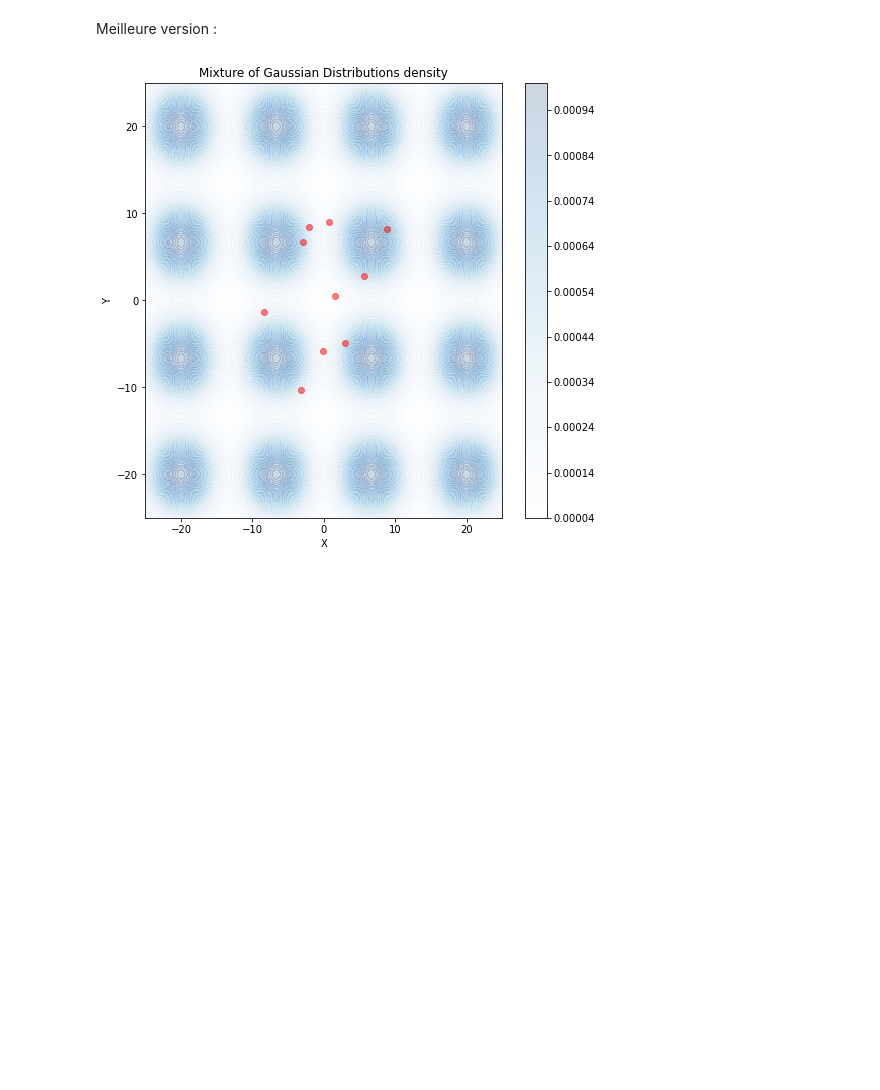
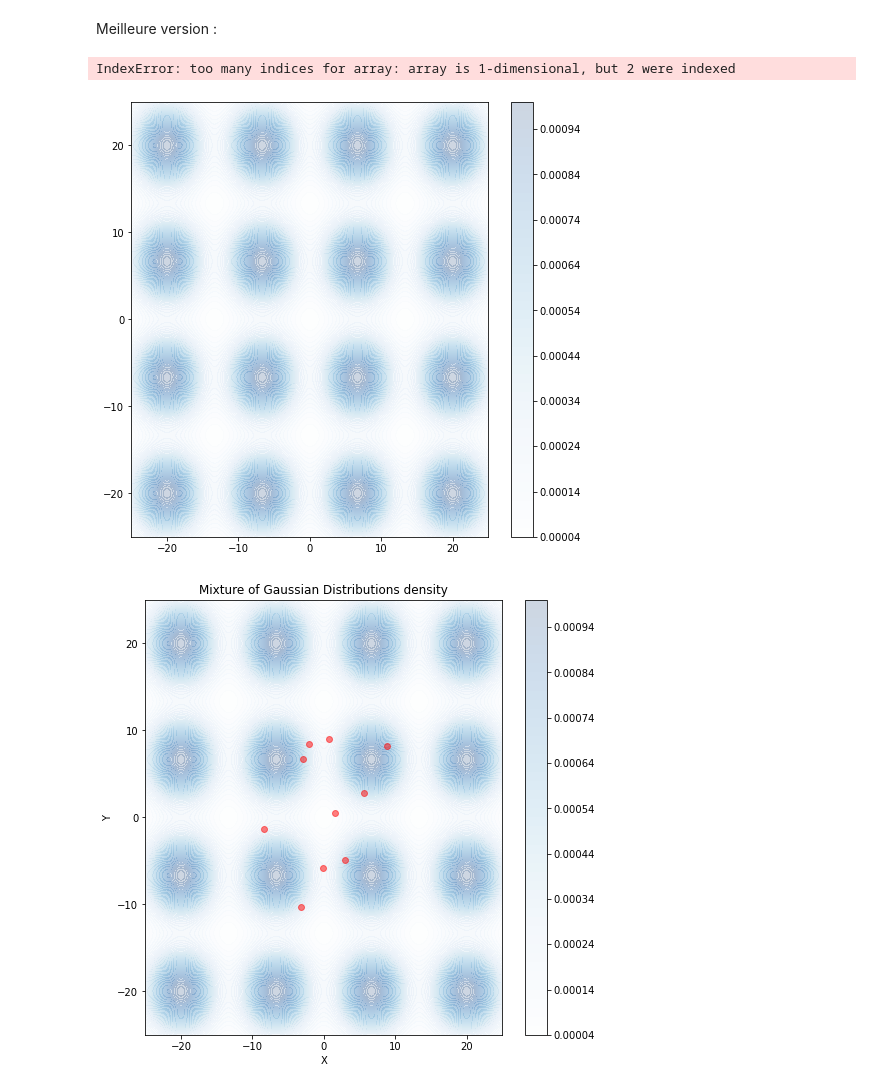
Before and after one commit to PyTomSss/Research_Project-Imperial_College, a Jupyter notebook: Dilation_path_experiment.ipynb, the cells around one changed output. Cells and saved outputs as stored; diff of their text form; code cells hidden in the pictures; blank space fills up the shorter version.

```diff
--- a/Dilation_path_experiment.ipynb
+++ b/Dilation_path_experiment.ipynb
@@ -215,6 +215,7 @@ def grad_multimodal(x, weights, centers, covariances, manual = 1):
     if manual == 1:
 
         gradient = np.zeros(x.shape)
+
         for i in range(n_components):
             center = centers[i]
             covariance = covariances[i]
@@ -223,17 +224,22 @@ def grad_multimodal(x, weights, centers, covariances, manual = 1):
             rv = multivariate_normal(center, covariance)
             pdf = rv.pdf(x)
 
-            cov_inv = np.linalg.inv(covariance)
-            diff = x - center
+            if x.shape[0] == 1:
+                cov_inv = 1 / covariance
+                diff = (x - center)[0]
 
-            gradient += weight * (cov_inv @ diff) * pdf
+                gradient += weight * (cov_inv * diff) * pdf
+
+            else:
+
+                cov_inv = np.linalg.inv(covariance)
+                diff = x - center
+
+                gradient += weight * (cov_inv @ diff) * pdf
 
         return gradient / evaluate_gaussian_mixture(x, weights, centers, covariances)
 
     elif manual == 2:
-
-        #n_samples, dim = x.shape
-        n_components = len(weights)
 
         gradient = np.zeros_like(x)
 
@@ -243,15 +249,17 @@ def grad_multimodal(x, weights, centers, covariances, manual = 1):
             weight = weights[i]
 
             rv = multivariate_normal(center, covariance)
-            pdf = rv.pdf(x)
+            pdf = np.array(rv.pdf(x))
 
             inv_cov = np.linalg.inv(covariance)
             diff = x - center
 
             gradient += weight * (pdf[:, np.newaxis] * (diff @ inv_cov.T))
+            #gradient += weight * (pdf * (diff @ inv_cov.T))
 
         mixture_pdf = evaluate_gaussian_mixture(x, weights, centers, covariances)
-        gradient /= mixture_pdf[:, np.newaxis]
+        #gradient /= mixture_pdf[:, np.newaxis]
+        gradient /= mixture_pdf
 
         return gradient
 
@@ -346,6 +364,11 @@ for j in tqdm(range(10)):
     x_init = x_init_vect[j, :]
     traj = ULA_true(x_init, 15000, 0.001, weights, centers, covariances)
     x_result.append(traj[-1])
+# %%
+generate_multimodal(centers, covariances, weights, traj[80])
+# %% [output]
+IndexError: too many indices for array: array is 1-dimensional, but 2 were indexed
+[figure, added]
 # %%
 generate_multimodal(centers, covariances, weights, np.array(x_result))
 # %% [output]
```
Also changed, not shown: parts of 1 cell of this notebook.
